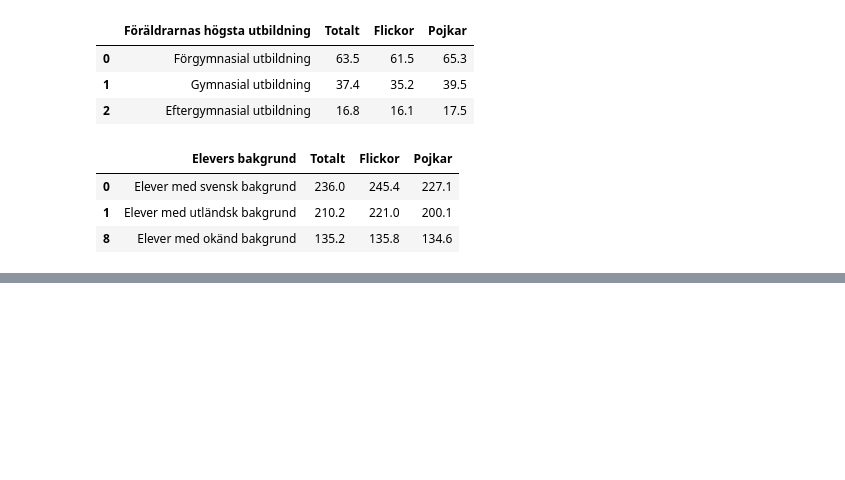
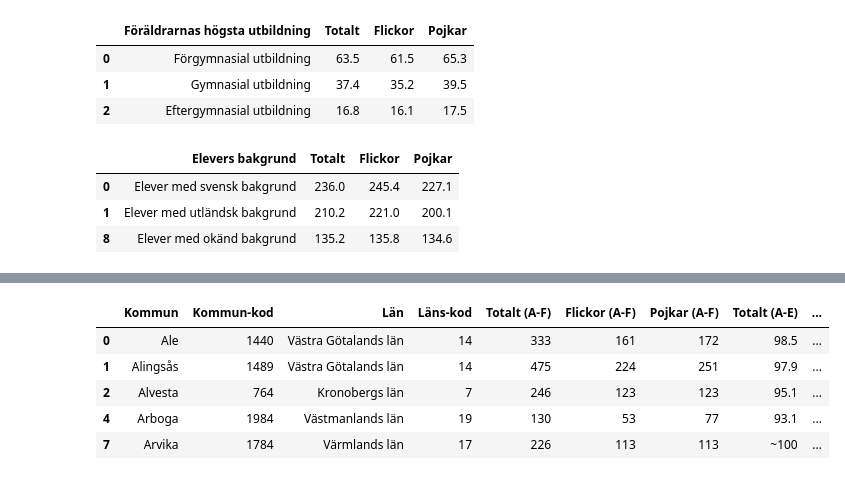
Before and after one commit to LordOfTurtles/Python-Erik-Johansson-OPA23, a Jupyter notebook: labb2/labb2.ipynb, the cells around one changed output, grey strips where cells are left out. Saved outputs shown, nothing was run; the diff lists cells and outputs as text; code cells hidden in the pictures; blank space fills up the shorter version.

```diff
--- a/labb2/labb2.ipynb
+++ b/labb2/labb2.ipynb
@@ -375,0 +390,17 @@ fig.show()
+# %%
+df_english_regions_23.columns = [
+    "Kommun",
+    "Kommun-kod",
+    "Län",
+    "Läns-kod",
+    "Totalt (A-F)",
+    "Flickor (A-F)",
+    "Pojkar (A-F)",
+    "Totalt (A-E)",
+    "Flickor (A-E)",
+    "Pojkar (A-E)",
+    "Totalt (poäng)",
+    "Flickor (poäng)",
+    "Pojkar (poäng)",
+]
+df_english_regions_23.info()
@@ -375,0 +428,10 @@ fig.show()
+# %%
+df_english_regions_23 = df_english_regions_23[df_english_regions_23["Totalt (A-F)"] >= 100]
+df_english_regions_23.head()
+# %% [output]
+|  | Kommun | Kommun-kod | Län | Läns-kod | Totalt (A-F) | Flickor (A-F) | Pojkar (A-F) | Totalt (A-E) | ... |
+| 0 | Ale | 1440 | Västra Götalands län | 14 | 333 | 161 | 172 | 98.5 | ... |
+| 1 | Alingsås | 1489 | Västra Götalands län | 14 | 475 | 224 | 251 | 97.9 | ... |
+| 2 | Alvesta | 764 | Kronobergs län | 7 | 246 | 123 | 123 | 95.1 | ... |
+| 4 | Arboga | 1984 | Västmanlands län | 19 | 130 | 53 | 77 | 93.1 | ... |
+| 7 | Arvika | 1784 | Värmlands län | 17 | 226 | 113 | 113 | ~100 | ... |
```
Also changed, not shown: parts of 8 cells of this notebook, 1 other file.
